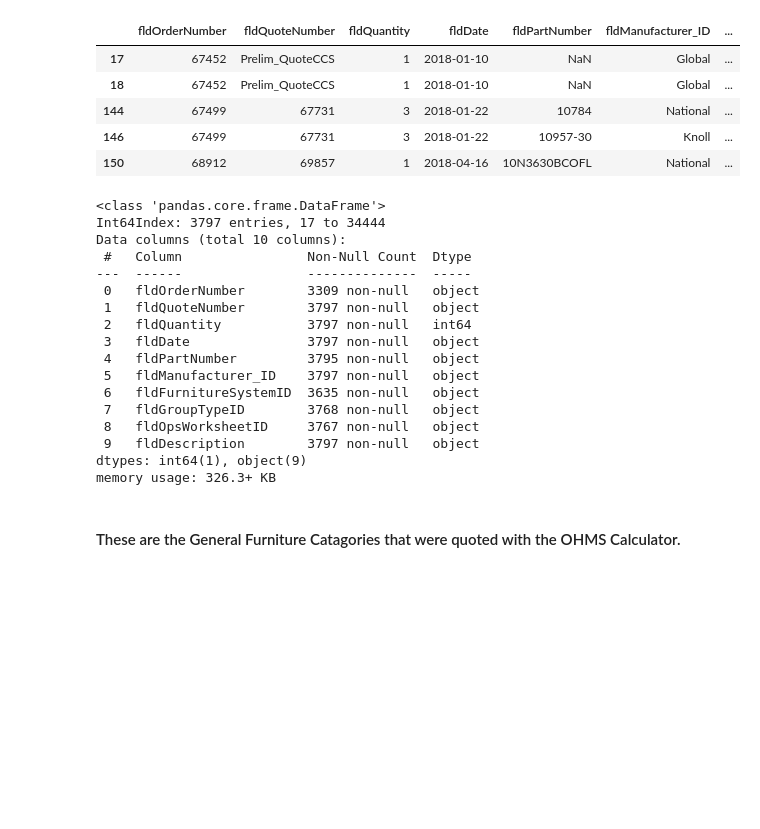
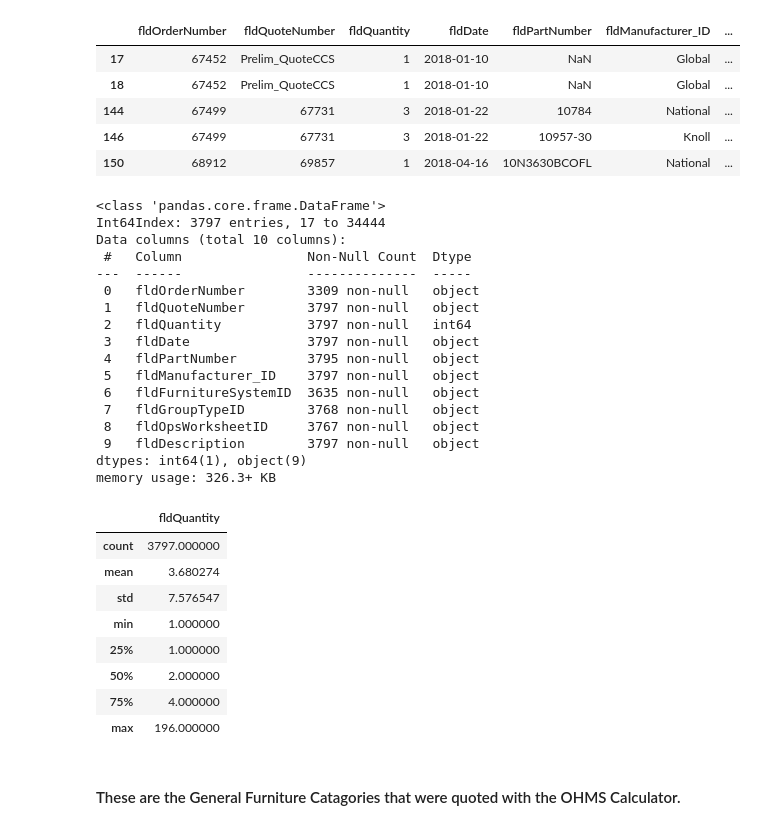
Before and after one commit to Alum-Truetime/OHMS_Data_Analysis, a Jupyter notebook: OHMS_Python/Capstone_Data_Analysis.ipynb, the cells around one changed output. Drawn from its saved outputs; the diff is of its cells as text; code cells hidden in the pictures; blank space fills up the shorter version.

```diff
--- a/OHMS_Python/Capstone_Data_Analysis.ipynb
+++ b/OHMS_Python/Capstone_Data_Analysis.ipynb
@@ -41,26 +41,37 @@ df2.head()
 | 144 | 67499 | 67731 | 3 | 2018-01-22 | 10784 | National | ... |
 | 146 | 67499 | 67731 | 3 | 2018-01-22 | 10957-30 | Knoll | ... |
 | 150 | 68912 | 69857 | 1 | 2018-04-16 | 10N3630BCOFL | National | ... |
-# %%
-df2.info()
-# %% [output]
-<class 'pandas.core.frame.DataFrame'>
-Int64Index: 3797 entries, 17 to 34444
-Data columns (total 10 columns):
- #   Column                Non-Null Count  Dtype
----  ------                --------------  -----
- 0   fldOrderNumber        3309 non-null   object
- 1   fldQuoteNumber        3797 non-null   object
- 2   fldQuantity           3797 non-null   int64
- 3   fldDate               3797 non-null   object
- 4   fldPartNumber         3795 non-null   object
- 5   fldManufacturer_ID    3797 non-null   object
- 6   fldFurnitureSystemID  3635 non-null   object
- 7   fldGroupTypeID        3768 non-null   object
- 8   fldOpsWorksheetID     3767 non-null   object
- 9   fldDescription        3797 non-null   object
-dtypes: int64(1), object(9)
-memory usage: 326.3+ KB
+# %%
+df2.info()
+df2.describe()
+#df2.fldQuantity.sum()
+# %% [output]
+<class 'pandas.core.frame.DataFrame'>
+Int64Index: 3797 entries, 17 to 34444
+Data columns (total 10 columns):
+ #   Column                Non-Null Count  Dtype
+---  ------                --------------  -----
+ 0   fldOrderNumber        3309 non-null   object
+ 1   fldQuoteNumber        3797 non-null   object
+ 2   fldQuantity           3797 non-null   int64
+ 3   fldDate               3797 non-null   object
+ 4   fldPartNumber         3795 non-null   object
+ 5   fldManufacturer_ID    3797 non-null   object
+ 6   fldFurnitureSystemID  3635 non-null   object
+ 7   fldGroupTypeID        3768 non-null   object
+ 8   fldOpsWorksheetID     3767 non-null   object
+ 9   fldDescription        3797 non-null   object
+dtypes: int64(1), object(9)
+memory usage: 326.3+ KB
+|  | fldQuantity |
+| count | 3797.000000 |
+| mean | 3.680274 |
+| std | 7.576547 |
+| min | 1.000000 |
+| 25% | 1.000000 |
+| 50% | 2.000000 |
+| 75% | 4.000000 |
+| max | 196.000000 |
 # %% [markdown]
 #### These are the General Furniture Catagories that were quoted with the OHMS Calculator.
 # %%
```
Also changed, not shown: 1 other file.
